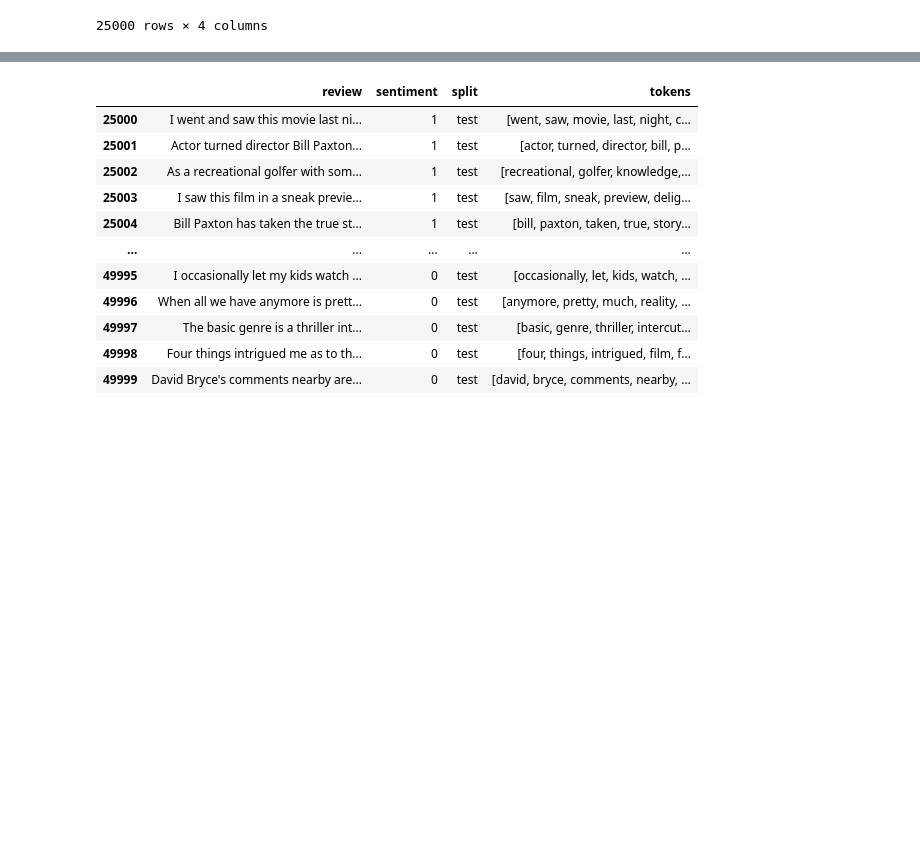
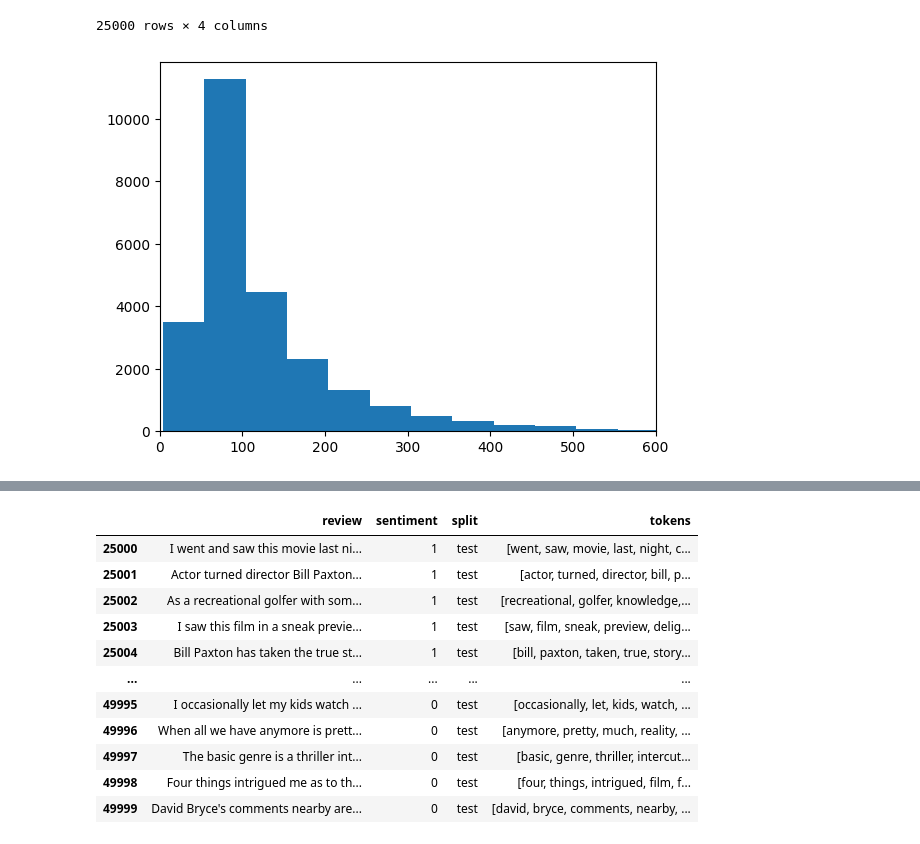
Before and after one commit to BaHaMuT-J/Sentiment-Analysis-and-Model-Comparison, a Jupyter notebook: Sentiment.ipynb, the cells around one changed output, grey strips where cells are left out. Saved outputs shown, nothing was run; the diff lists cells and outputs as text; code cells hidden in the pictures; blank space fills up the shorter version.

Commit message:
Plot review length distribution

```diff
--- a/Sentiment.ipynb
+++ b/Sentiment.ipynb
@@ -119,3 +119,15 @@ imdb_df_train
 | 24998 | Some films that you pick up for a... | 0 | train | [films, pick, pound, turn, rather... |
 | 24999 | This is one of the dumbest films,... | 0 | train | [one, dumbest, films, ever, seen,... |
 25000 rows × 4 columns
+# %%
+# Plot histogram to see review length distribution
+review_length_train = imdb_df_train['tokens'].apply(lambda x: len(x))
+
+bin_width = 50
+bins_train = np.arange(min(review_length_train), max(review_length_train) + bin_width, bin_width)
+
+plt.hist(review_length_train, bins=bins_train)
+plt.xlim(0, 600)
+plt.show()
+# %% [output]
+[figure, added]
```
Also changed, not shown: parts of 4 cells of this notebook.
